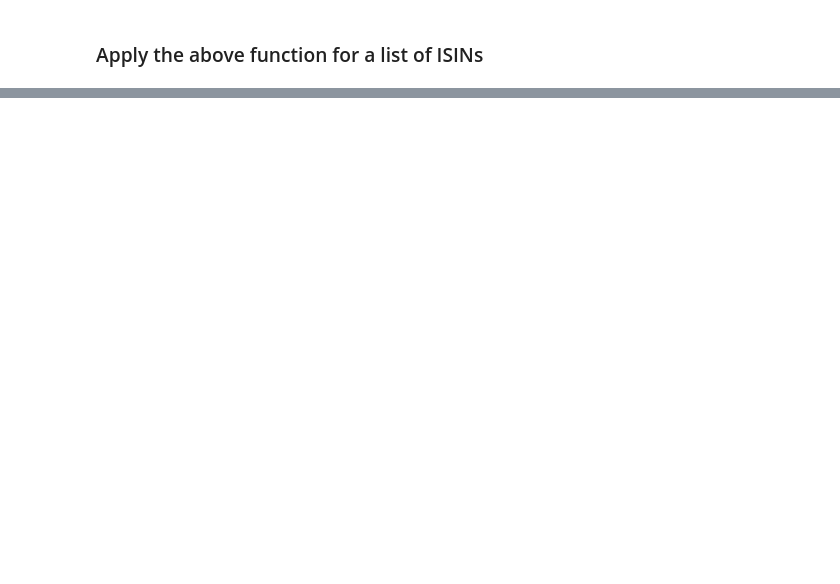
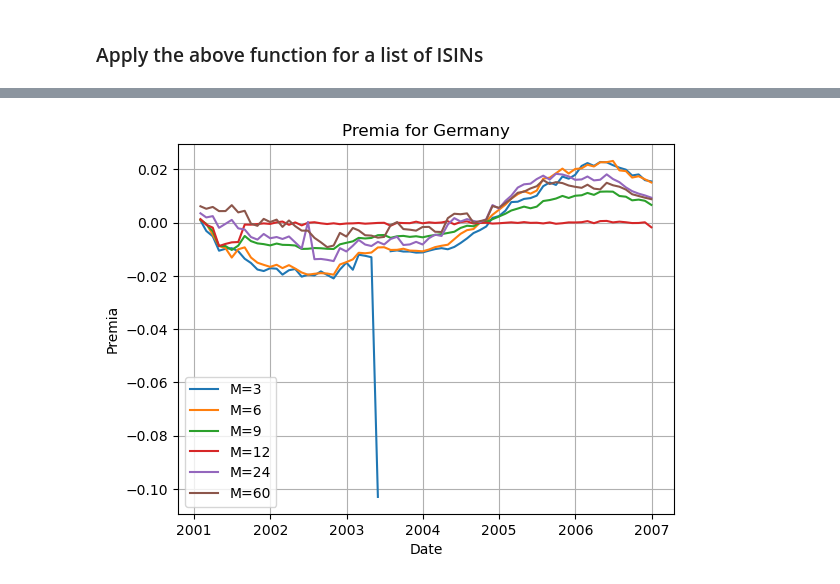
Before and after one commit to angeloahm/Expected_recovery_rates, a Jupyter notebook: Data/computing_premia.ipynb, the cells around one changed output, grey strips where cells are left out. Cells and saved outputs as stored; diff of their text form; code cells hidden in the pictures; blank space fills up the shorter version.

```diff
--- a/Data/computing_premia.ipynb
+++ b/Data/computing_premia.ipynb
@@ -593,0 +604,48 @@ Testing access
+# %%
+import matplotlib.pyplot as plt
+import pandas as pd
+
+# Assuming the necessary functions and dataframes are defined earlier in the code
+
+# Define the period
+start_date = pd.to_datetime('2001-01-01')
+end_date = pd.to_datetime('2007-01-01')
+
+# Values of M
+Ms = [3, 6, 9, 12, 24, 60]
+
+# Plot yield premia for different values of M
+for M in Ms:
+    # Compute USD yield
+    aux = compute_USD_yield(M)
+    # Transform to yearly yield:
+    aux['USD Yearly Yield'] = (1 + aux['USD Monthly Yield'])**12 - 1
+    # Drop monthly yield:
+    aux = aux.drop(columns=['USD Monthly Yield'])
+
+    # Interpolate German yields for M months
+    aux2 = interpolate_yield(ger_yield_df['Date'], ger_yield_df, M)
+    # Drop yearly yield:
+    aux2 = aux2.drop(columns=['Monthly Yield'])
+
+    # Merge the two dataframes:
+    aux = pd.merge(aux, aux2, on='Dates')
+
+    # Subtract the two yields:
+    aux['Premia'] = aux['USD Yearly Yield'] - aux['Yearly Yield']
+
+    # Filter data for the specified date range
+    aux = aux[(aux['Dates'] >= start_date) & (aux['Dates'] <= end_date)]
+
+    # Plot the difference
+    plt.plot(aux['Dates'], aux['Premia'], label=f'M={M}')
+
+# Set plot title and labels
+plt.title('Premia for Germany')
+plt.xlabel('Date')
+plt.ylabel('Premia')
+plt.grid(True)
+plt.legend()
+plt.show()
+# %% [output]
+[figure, added]
```
Also changed, not shown: parts of 13 cells of this notebook, 5 other files.
